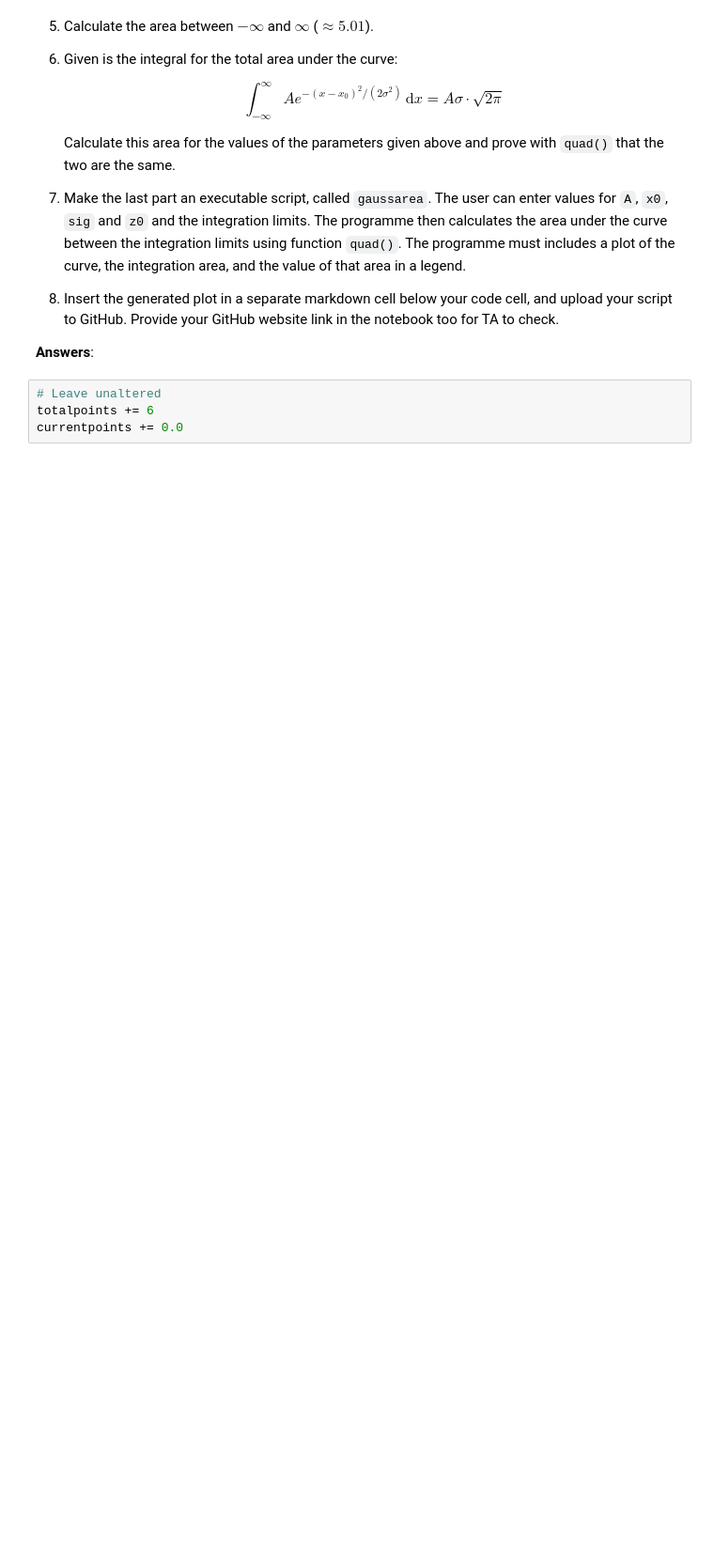
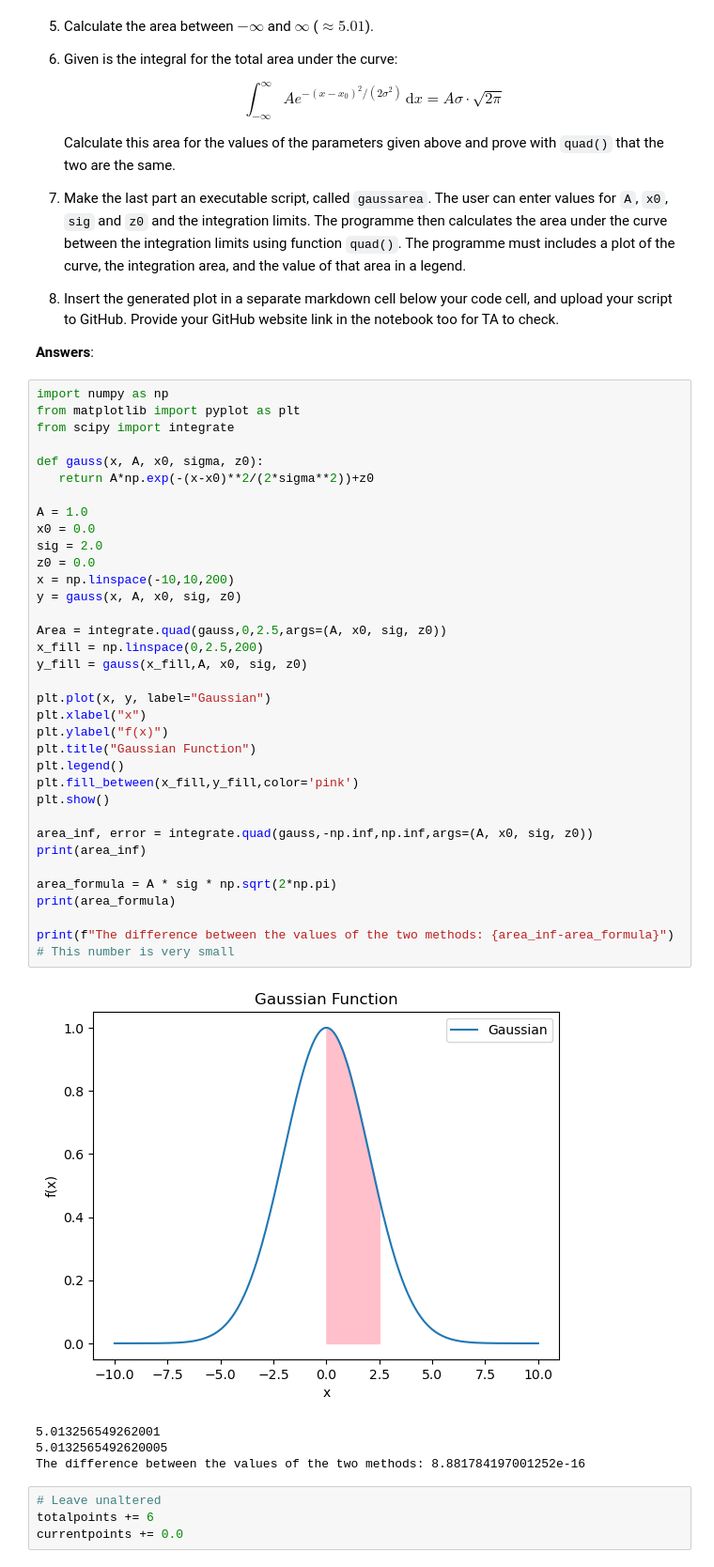
Before and after one commit to dmeindertsma/PROGNUM-repo, a Jupyter notebook: Task4/s6446493_Coursework4.ipynb, the cells around one changed output. Shown at 94% size. Drawn from its saved outputs; the diff is of its cells as text; blank space fills up the shorter version.

```diff
--- a/Task4/s6446493_Coursework4.ipynb
+++ b/Task4/s6446493_Coursework4.ipynb
@@ -97,6 +164,45 @@ def gauss(x, A, x0, sigma, z0):
 8. Insert the generated plot in a separate markdown cell below your code cell, and upload your script to GitHub. Provide your GitHub website link in the notebook too for TA to check.
 
 **Answers**:
+# %%
+import numpy as np
+from matplotlib import pyplot as plt
+from scipy import integrate
+
+def gauss(x, A, x0, sigma, z0):
+   return A*np.exp(-(x-x0)**2/(2*sigma**2))+z0
+
+A = 1.0
+x0 = 0.0
+sig = 2.0
+z0 = 0.0
+x = np.linspace(-10,10,200)
+y = gauss(x, A, x0, sig, z0)
+
+Area = integrate.quad(gauss,0,2.5,args=(A, x0, sig, z0))
+x_fill = np.linspace(0,2.5,200)
+y_fill = gauss(x_fill,A, x0, sig, z0)
+
+plt.plot(x, y, label="Gaussian")
+plt.xlabel("x")
+plt.ylabel("f(x)")
+plt.title("Gaussian Function")
+plt.legend()
+plt.fill_between(x_fill,y_fill,color='pink')
+plt.show()
+
+area_inf, error = integrate.quad(gauss,-np.inf,np.inf,args=(A, x0, sig, z0))
+print(area_inf)
+
+area_formula = A * sig * np.sqrt(2*np.pi)
+print(area_formula)
+
+print(f"The difference between the values of the two methods: {area_inf-area_formula}") # This number is very small
+# %% [output]
+[figure, added]
+5.013256549262001
+5.0132565492620005
+The difference between the values of the two methods: 8.881784197001252e-16
 # %%
 # Leave unaltered
 totalpoints += 6
```
Also changed, not shown: parts of 3 cells of this notebook, 1 other file.
